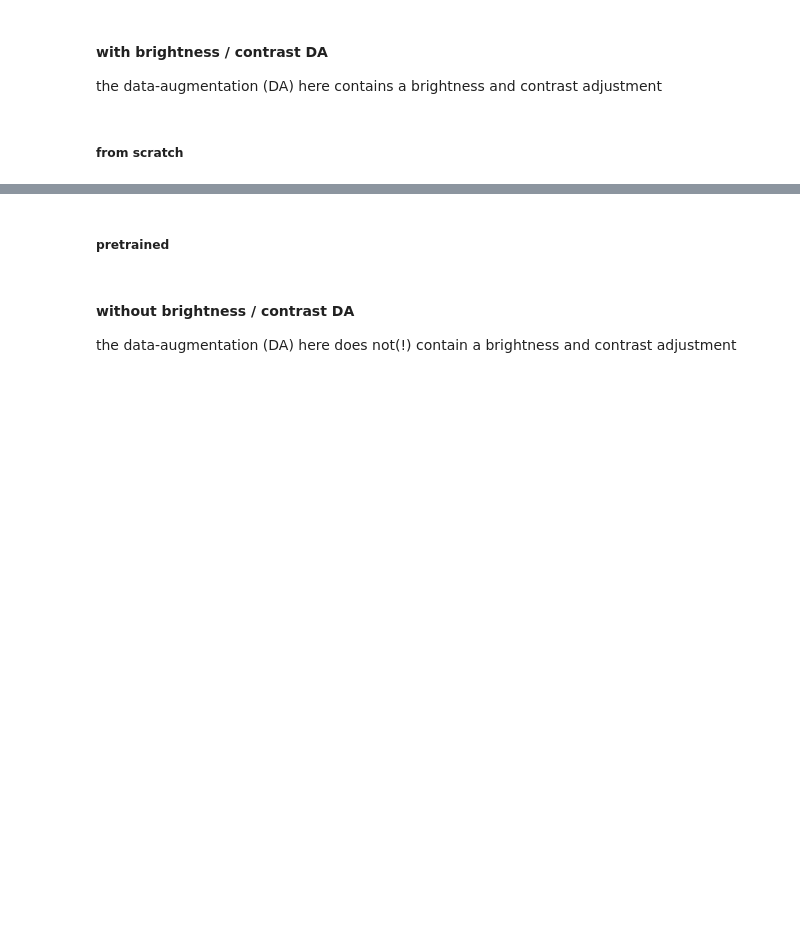
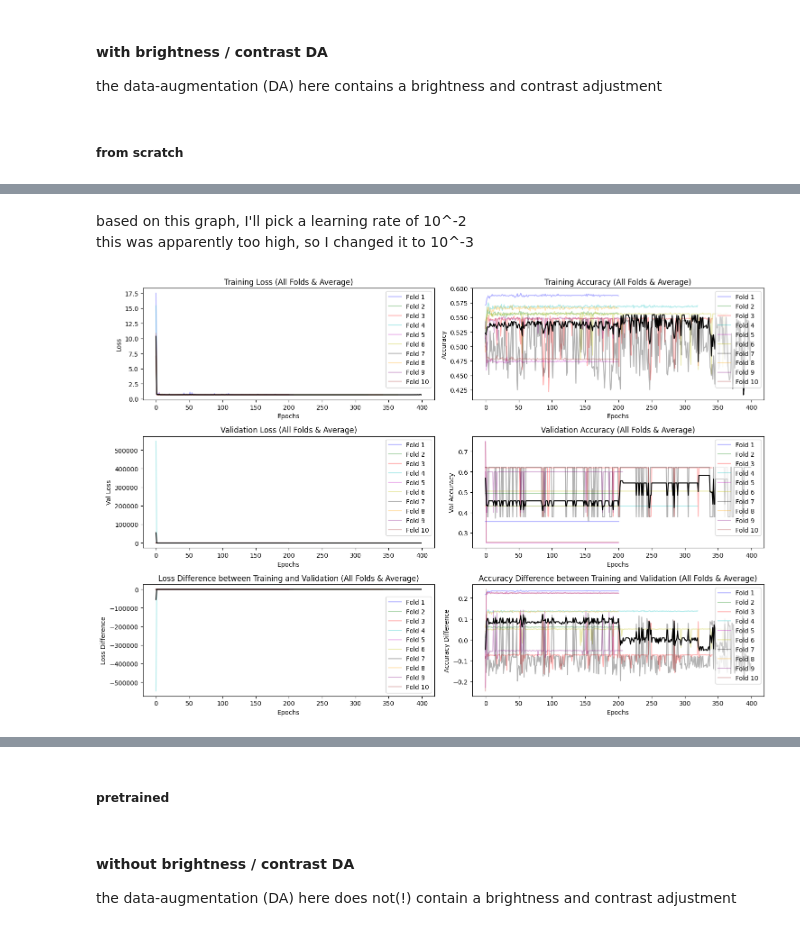
Before and after one commit to LennartPhil/Brain_Mets_Classification, a Jupyter notebook: notebooks/AI/ai_analysis.ipynb, the cells around one changed output, grey strips where cells are left out. Cells and saved outputs as stored; diff of their text form; code cells hidden in the pictures; blank space fills up the shorter version.

```diff
--- a/notebooks/AI/ai_analysis.ipynb
+++ b/notebooks/AI/ai_analysis.ipynb
@@ -72,0 +217,9 @@ the data-augmentation (DA) here contains a brightness and contrast adjustment
+# %% [markdown]
+based on this graph, I'll pick a learning rate of 10^-2\
+this was apparently too high, so I changed it to 10^-3
+# %%
+path_to_resnet34_train_history = "/Users/LennartPhilipp/Desktop/Uni/Prowiss/training_histories/cutout/ResNet34/resnet34_01_2_cls_cutout_gray_kfold_run_2024_10_21_03_01_55/history_resnet34_01_2_cls_cutout_gray_kfold_fold_"
+
+plot_fold_histories(path_to_resnet34_train_history)
+# %% [output]
+[figure, added]
```
Also changed, not shown: parts of 18 cells of this notebook.
